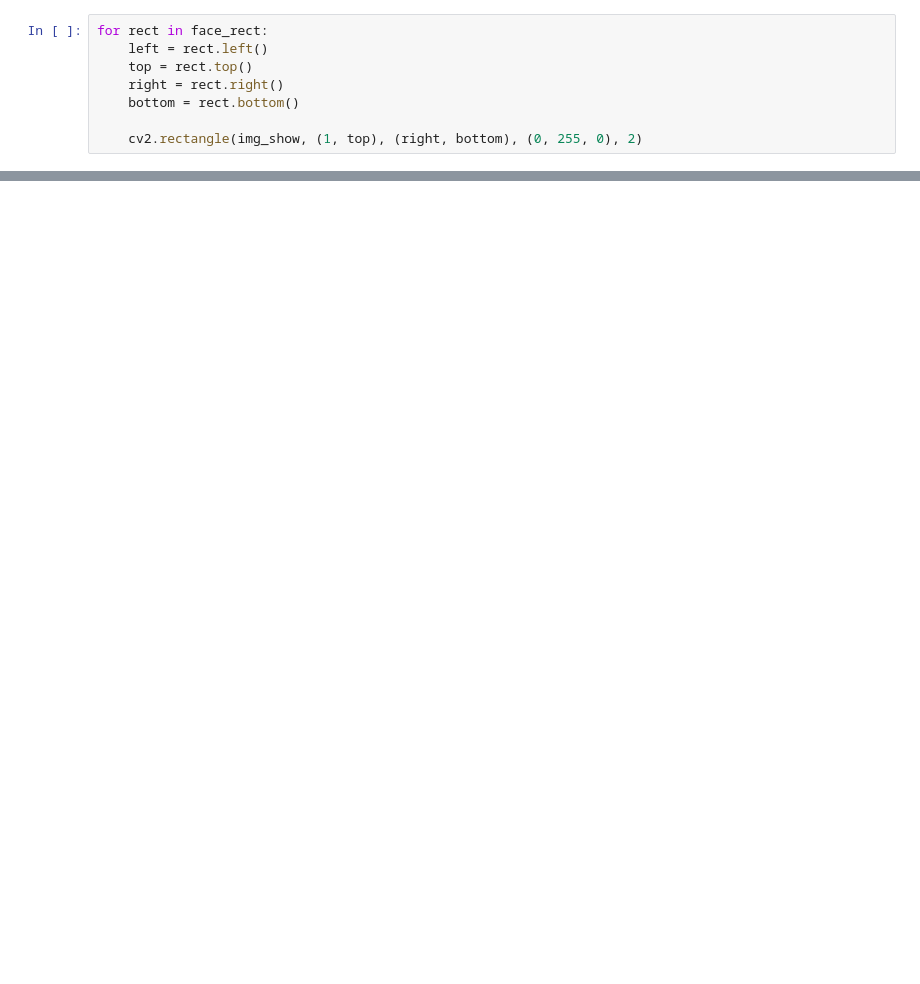
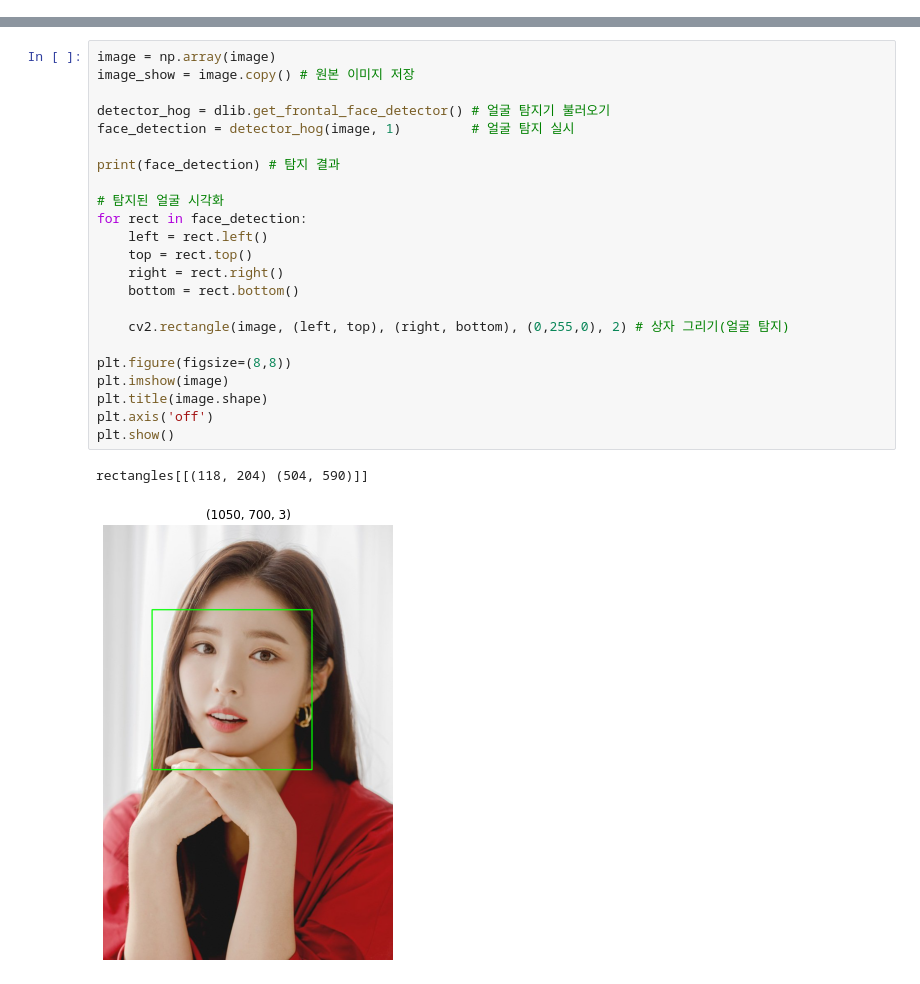
Before and after one commit to gjustin40/AIFFEL-Project, a Jupyter notebook: Node-Project3-Cat_Sticker.ipynb, the cells around one changed output, grey strips where cells are left out. Drawn from its saved outputs; the diff is of its cells as text; blank space fills up the shorter version.

```diff
--- a/Node-Project3-Cat_Sticker.ipynb
+++ b/Node-Project3-Cat_Sticker.ipynb
@@ -270,8 +0,0 @@ rectangles[[(118, 204) (504, 590)]]
-# %%
-for rect in face_rect:
-    left = rect.left()
-    top = rect.top()
-    right = rect.right()
-    bottom = rect.bottom()
-
-    cv2.rectangle(img_show, (1, top), (right, bottom), (0, 255, 0), 2)
@@ -419,0 +64,26 @@ plt.show()
+# %%
+image = np.array(image)
+image_show = image.copy() # 원본 이미지 저장
+
+detector_hog = dlib.get_frontal_face_detector() # 얼굴 탐지기 불러오기
+face_detection = detector_hog(image, 1)         # 얼굴 탐지 실시
+
+print(face_detection) # 탐지 결과
+
+# 탐지된 얼굴 시각화
+for rect in face_detection:
+    left = rect.left()
+    top = rect.top()
+    right = rect.right()
+    bottom = rect.bottom()
+
+    cv2.rectangle(image, (left, top), (right, bottom), (0,255,0), 2) # 상자 그리기(얼굴 탐지)
+
+plt.figure(figsize=(8,8))
+plt.imshow(image)
+plt.title(image.shape)
+plt.axis('off')
+plt.show()
+# %% [output]
+rectangles[[(118, 204) (504, 590)]]
+[figure, added]
```
Also changed, not shown: parts of 89 cells of this notebook.
